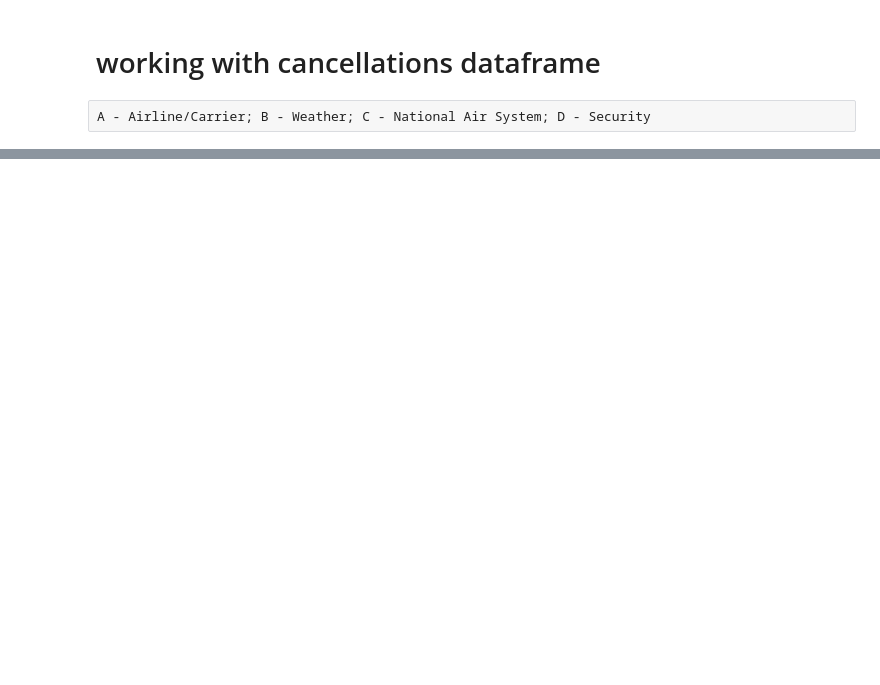
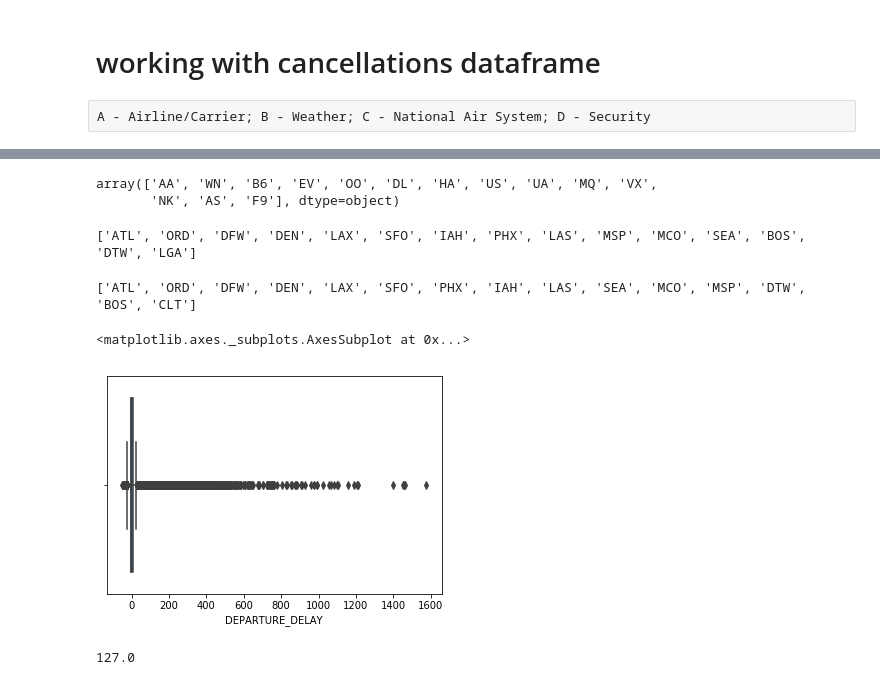
Before and after one commit to regina9/flights, a Jupyter notebook: Capstone Project.ipynb, the cells around one changed output, grey strips where cells are left out. Cells and saved outputs as stored; diff of their text form; code cells hidden in the pictures; blank space fills up the shorter version.

```diff
--- a/Capstone Project.ipynb
+++ b/Capstone Project.ipynb
@@ -315,0 +522,28 @@ cancels.head(15)
+# %%
+data["AIRLINE"].unique()
+# %% [output]
+array(['AA', 'WN', 'B6', 'EV', 'OO', 'DL', 'HA', 'US', 'UA', 'MQ', 'VX',
+       'NK', 'AS', 'F9'], dtype=object)
+# %%
+origin = data["ORIGIN_AIRPORT"].value_counts()[:15]
+origin = list(origin.index)
+print(origin)
+# %% [output]
+['ATL', 'ORD', 'DFW', 'DEN', 'LAX', 'SFO', 'IAH', 'PHX', 'LAS', 'MSP', 'MCO', 'SEA', 'BOS', 'DTW', 'LGA']
+# %%
+data["ORIGIN_AIRPORT"] = np.where(data["ORIGIN_AIRPORT"].isin(origin), data["ORIGIN_AIRPORT"], "OTHER")
+# %%
+destination = data["DESTINATION_AIRPORT"].value_counts()[:15]
+destination = list(destination.index)
+print(destination)
+# %% [output]
+['ATL', 'ORD', 'DFW', 'DEN', 'LAX', 'SFO', 'PHX', 'IAH', 'LAS', 'SEA', 'MCO', 'MSP', 'DTW', 'BOS', 'CLT']
+# %%
+data["DESTINATION_AIRPORT"] = np.where(data["DESTINATION_AIRPORT"].isin(destination), data["DESTINATION_AIRPORT"], "OTHER")
+# %%
+import seaborn as sns
+%matplotlib inline
+sns.boxplot(data["DEPARTURE_DELAY"])
+# %% [output]
+<matplotlib.axes._subplots.AxesSubplot at 0x...>
+[figure, added]
@@ -315,0 +555,4 @@ cancels.head(15)
+# %%
+upper_bound
+# %% [output]
+127.0
```
Also changed, not shown: parts of 119 cells of this notebook.
